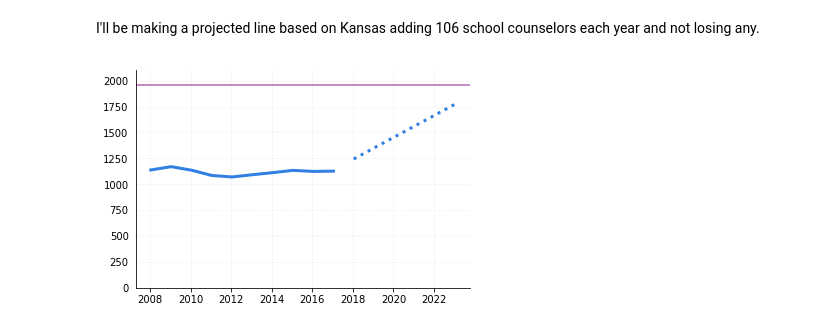
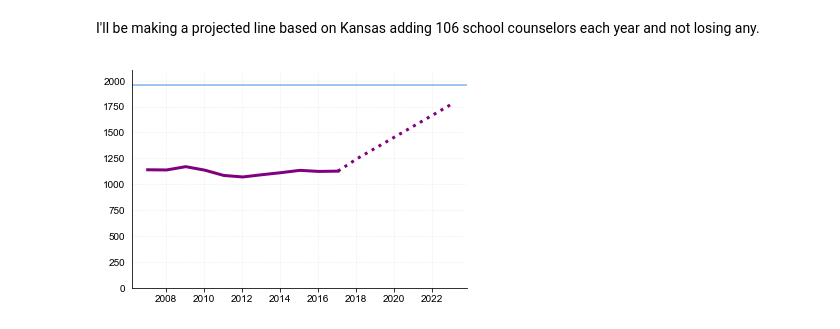
Before and after one commit to Bisaha/Brownback-School-Counselors, a Jupyter notebook: Brownback School Counselor Proposal.ipynb, the cells around one changed output. Drawn from its saved outputs; the diff is of its cells as text; code cells hidden in the pictures.

```diff
--- a/Brownback School Counselor Proposal.ipynb
+++ b/Brownback School Counselor Proposal.ipynb
@@ -149,36 +149,36 @@ idea_ratio_employment = ksde_headcount_2017/250
 fig, ax = plt.subplots()
 
 staff_past = staff[staff["year"]<2018]
-staff_projected = staff[staff["year"]>2017]
+staff_projected = staff[staff["year"]>2016]
 
 
 
-ax.plot(staff_past.index,staff_past["counselors"],color="#307FE2",linewidth=3)
-ax.plot(staff_projected.index,staff_projected["counselors"],color="#307FE2",linewidth=3,linestyle=':')
+ax.plot(staff_past.index,staff_past["counselors"],color="purple",linewidth=3)
+ax.plot(staff_projected.index,staff_projected["counselors"],color="purple",linewidth=3,linestyle=':')
 
 ax.set_ylim(0,2100)
 #ax1.legend(False)
 ax.spines['top'].set_visible(False)
 ax.spines['right'].set_visible(False)
 
 ax.grid(which='major', linestyle=':',alpha=.3)
 ax.set_title("")
 
-ax.axhline(y=idea_ratio_employment, xmin=0,xmax=1, color="purple",alpha=.6)
+ax.axhline(y=idea_ratio_employment, xmin=0,xmax=1, color="#307FE2",alpha=.6)
 #ayvline(x=84.1, ymin=0, ymax=1,color="black",alpha=.6)
 
 
 
 
 
 
 #fmt = '${x:.0f}'
 #tick = mtick.StrMethodFormatter(fmt)
 #ax.yaxis.set_major_formatter(tick)
 ax.tick_params(which='both', # Options for both major and minor ticks
             top='off', # turn off top ticks
             left='off', # turn off left ticks
             right='off',  # turn off right ticks
             bottom='on') # turn off bottom ticks
 # %% [output]
-[figure, old version]
+[figure, new version]
```
Also changed, not shown: parts of 6 cells of this notebook, 1 other file.
